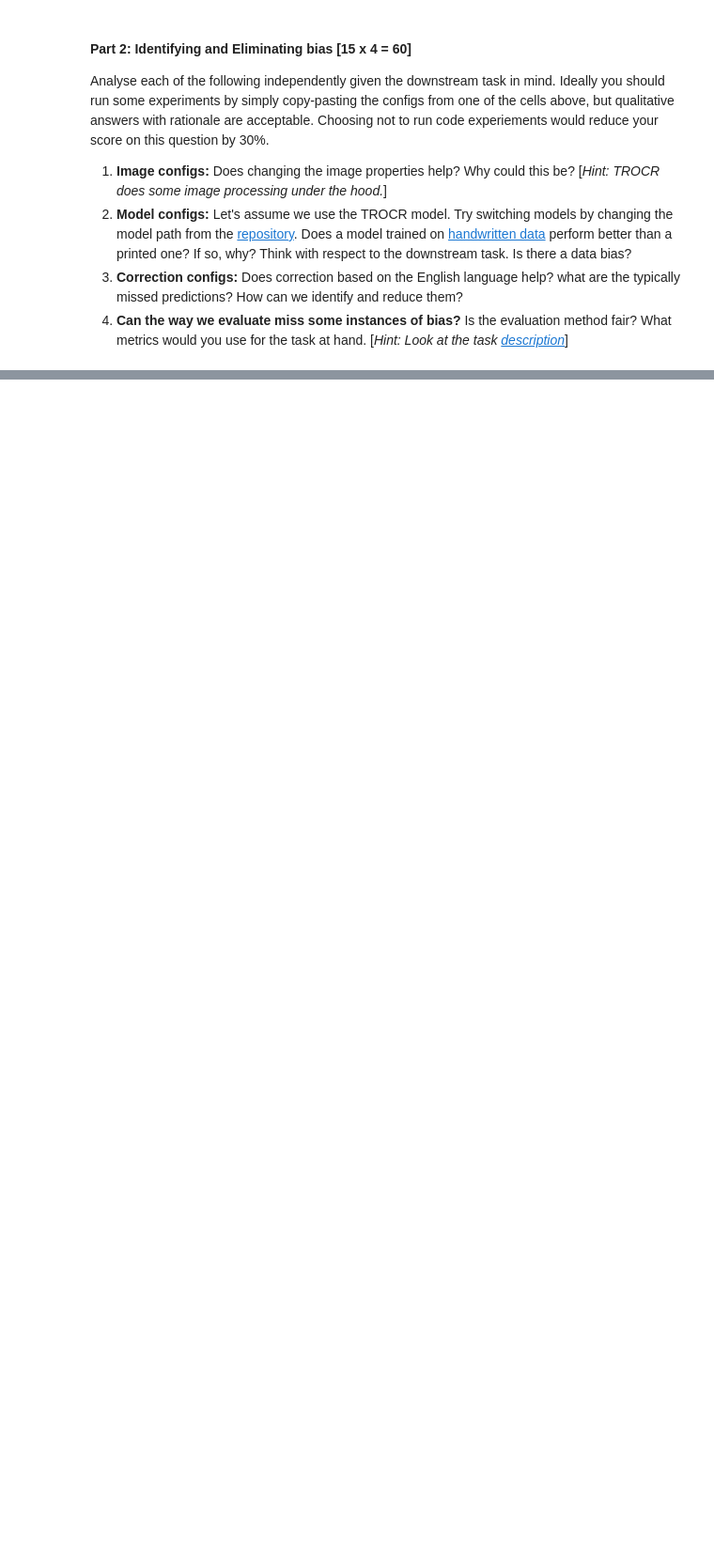
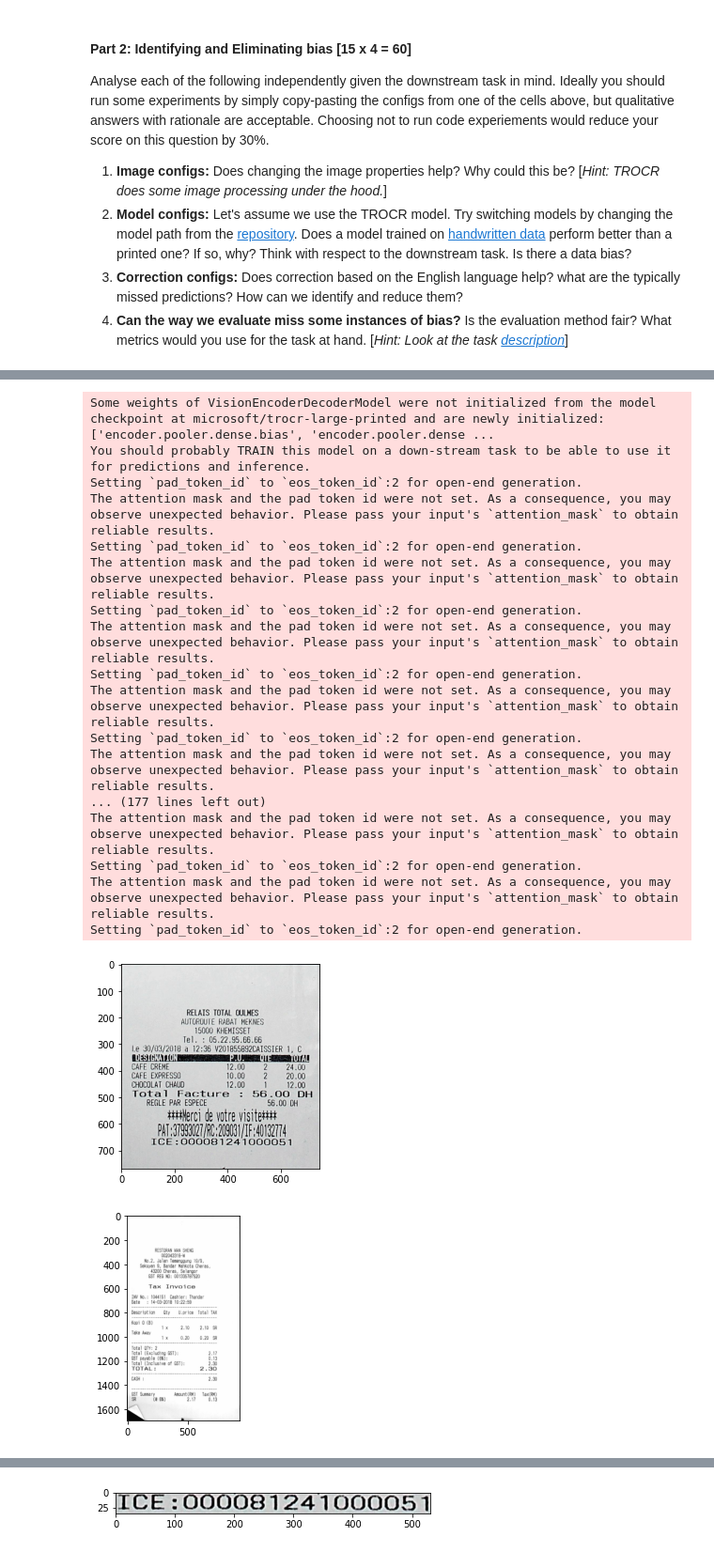
Before and after one commit to A00447694/Vector-Workshop, a Jupyter notebook: Chauhan-assignment4.ipynb, the cells around one changed output, grey strips where cells are left out. Shown at 94% size. Cells and saved outputs as stored; diff of their text form; code cells hidden in the pictures; blank space fills up the shorter version.

```diff
--- a/Chauhan-assignment4.ipynb
+++ b/Chauhan-assignment4.ipynb
@@ -413,0 +584,24 @@ Analyse each of the following independently given the downstream task in mind. I
+# %%
+#comparing TROCR's performance for printed v/s. handwritten text.
+
+analyse_trocr_changes("microsoft/trocr-large-printed")
+# %% [output]
+Some weights of VisionEncoderDecoderModel were not initialized from the model checkpoint at microsoft/trocr-large-printed and are newly initialized: ['encoder.pooler.dense.bias', 'encoder.pooler.dense ...
+You should probably TRAIN this model on a down-stream task to be able to use it for predictions and inference.
+Setting `pad_token_id` to `eos_token_id`:2 for open-end generation.
+The attention mask and the pad token id were not set. As a consequence, you may observe unexpected behavior. Please pass your input's `attention_mask` to obtain reliable results.
+Setting `pad_token_id` to `eos_token_id`:2 for open-end generation.
+The attention mask and the pad token id were not set. As a consequence, you may observe unexpected behavior. Please pass your input's `attention_mask` to obtain reliable results.
+Setting `pad_token_id` to `eos_token_id`:2 for open-end generation.
+The attention mask and the pad token id were not set. As a consequence, you may observe unexpected behavior. Please pass your input's `attention_mask` to obtain reliable results.
+Setting `pad_token_id` to `eos_token_id`:2 for open-end generation.
+The attention mask and the pad token id were not set. As a consequence, you may observe unexpected behavior. Please pass your input's `attention_mask` to obtain reliable results.
+Setting `pad_token_id` to `eos_token_id`:2 for open-end generation.
+The attention mask and the pad token id were not set. As a consequence, you may observe unexpected behavior. Please pass your input's `attention_mask` to obtain reliable results.
+... (177 lines left out)
+The attention mask and the pad token id were not set. As a consequence, you may observe unexpected behavior. Please pass your input's `attention_mask` to obtain reliable results.
+Setting `pad_token_id` to `eos_token_id`:2 for open-end generation.
+The attention mask and the pad token id were not set. As a consequence, you may observe unexpected behavior. Please pass your input's `attention_mask` to obtain reliable results.
+Setting `pad_token_id` to `eos_token_id`:2 for open-end generation.
+[figure, added]
+[figure, added]
@@ -413,0 +609 @@ Analyse each of the following independently given the downstream task in mind. I
+[figure, added]
```
Also changed, not shown: parts of 23 cells of this notebook.
